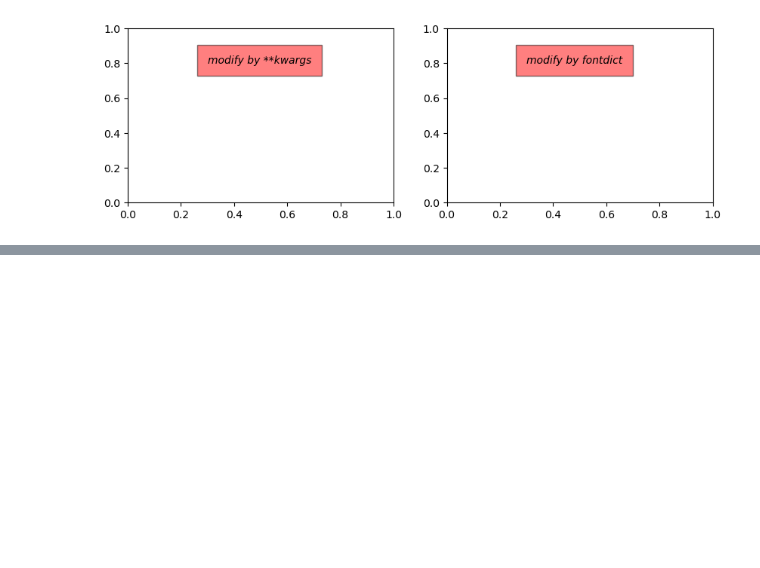
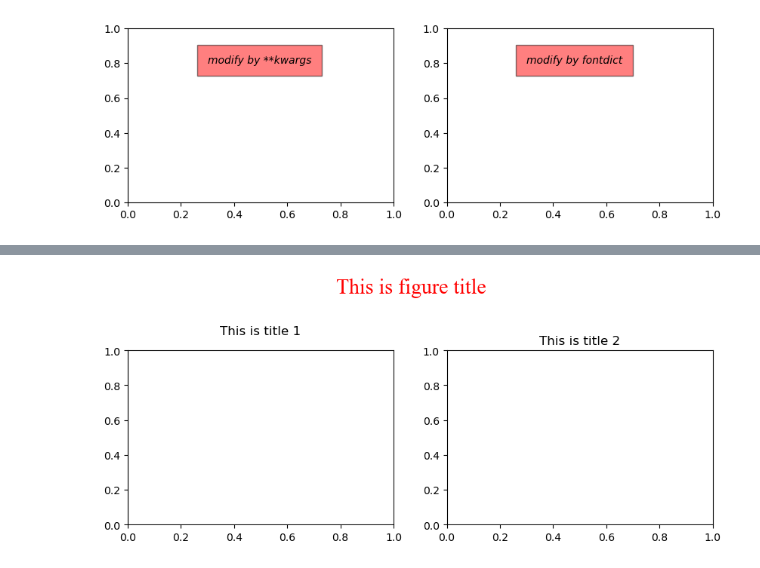
Before and after one commit to GGuo888/fantastic-matplotlib, a Jupyter notebook: practice/day04.ipynb, the cells around one changed output, grey strips where cells are left out. Cells and saved outputs as stored; diff of their text form; code cells hidden in the pictures; blank space fills up the shorter version.

```diff
--- a/practice/day04.ipynb
+++ b/practice/day04.ipynb
@@ -69,0 +99,8 @@ axes[1].text(0.3, 0.8, 'modify by fontdict', fontdict=font);
+# %%
+# 观察pad参数的使用效果
+fig,axes = plt.subplots(figsize=(10,3),nrows=1,ncols=2)
+fig.suptitle('This is figure title',c='red',family='Times New Roman',size=20,y=1.2)
+axes[0].set_title('This is title 1',pad=15)
+axes[1].set_title('This is title 2',pad=6);
+# %% [output]
+[figure, added]
```
Also changed, not shown: parts of 11 cells of this notebook.
